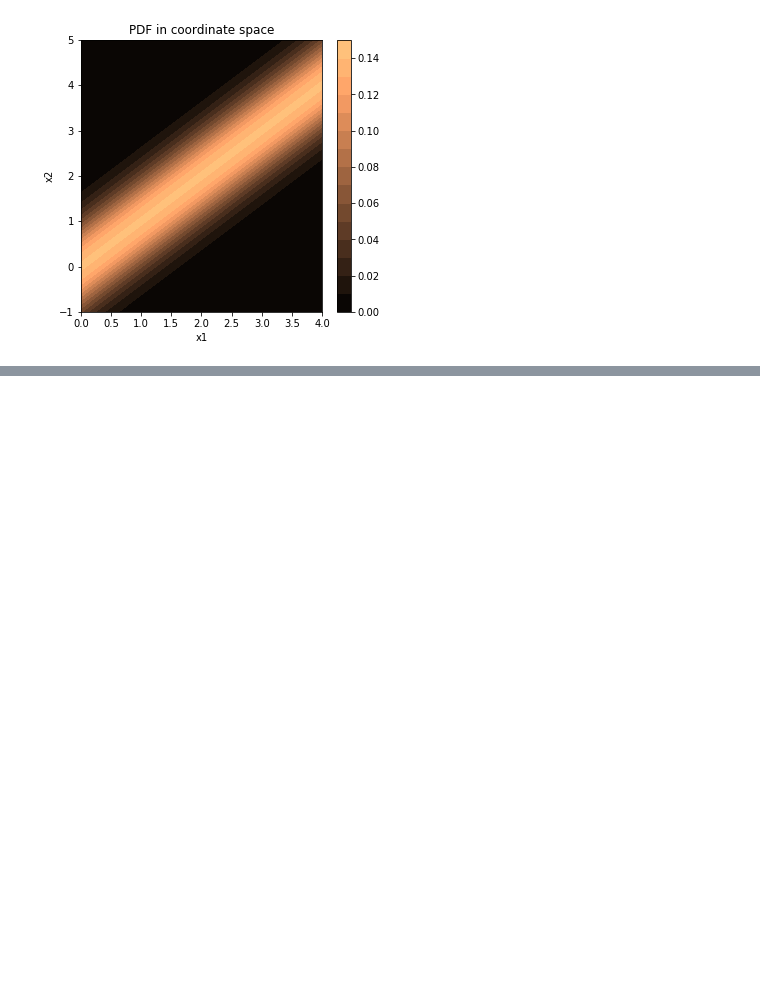
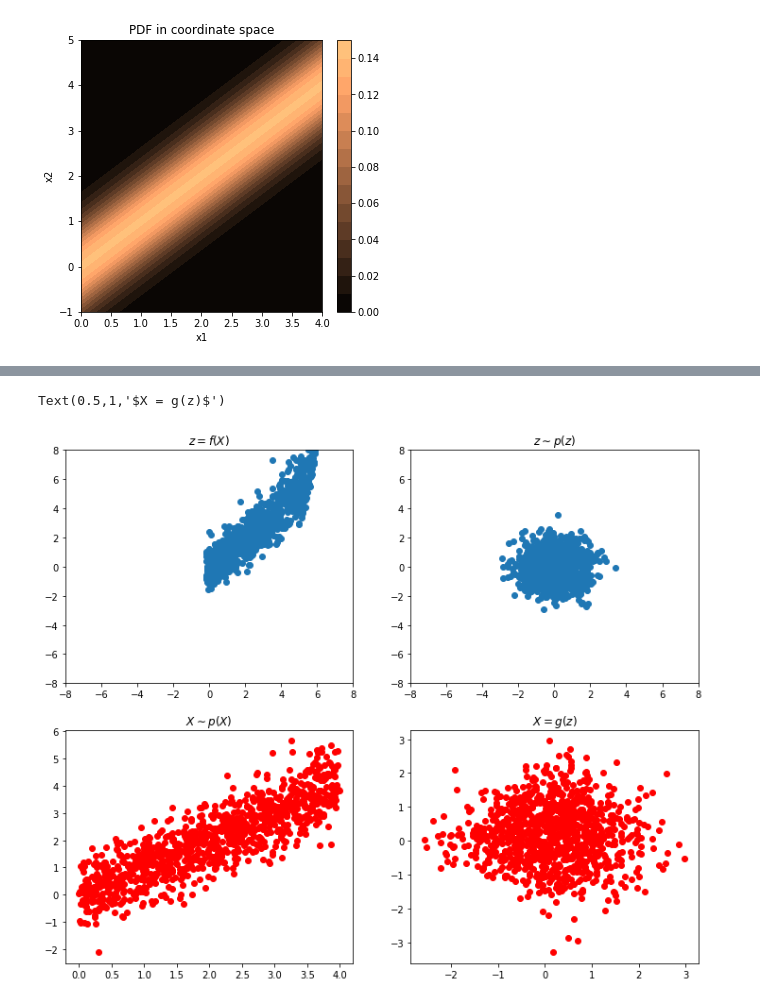
Before and after one commit to jbinagia/CS-230-Final-Project, a Jupyter notebook: notebooks/analytical_example.ipynb, the cells around one changed output, grey strips where cells are left out. Drawn from its saved outputs; the diff is of its cells as text; code cells hidden in the pictures; blank space fills up the shorter version.

```diff
--- a/notebooks/analytical_example.ipynb
+++ b/notebooks/analytical_example.ipynb
@@ -270,4 +270,36 @@ nett = lambda: nn.Sequential(nn.Linear(2, 256), nn.LeakyReLU(), nn.Linear(256, 2
 masks = torch.from_numpy(np.array([[0, 1], [1, 0]] * 3).astype(np.float32)) # 6x2 matrix. len(masks) = 6 = num subblocks.
 prior = distributions.MultivariateNormal(torch.zeros(2), torch.eye(2))      # so we have a total of 3 neural blocks (see fig. 1 of boltzmann generators paper)
 model = net.RealNVP(nets, nett, masks, prior, toymodel, (2,))
+# %%
+# Visualize the learned transformation
+fig, axes = plt.subplots(2, 2, figsize = (12,10))
+nvis = 1000
+
+toy_set = sample(nvis,L,k)
+z = model.f(torch.from_numpy(toy_set))[0].detach().numpy()
+plt.subplot(221)
+plt.scatter(z[:, 0], z[:, 1])
+plt.xlim([-8,8])
+plt.ylim([-8,8])
+plt.title(r'$z = f(X)$')
+
+z = np.random.multivariate_normal(np.zeros(2), np.eye(2), nvis)
+plt.subplot(222)
+plt.scatter(z[:, 0], z[:, 1])
+plt.xlim([-8,8])
+plt.ylim([-8,8])
+plt.title(r'$z \sim p(z)$')
+
+plt.subplot(223)
+x = sample(nvis,L,k)
+plt.scatter(x[:, 0], x[:, 1], c='r')
+plt.title(r'$X \sim p(X)$')
+
+plt.subplot(224)
+x = model.sample(1000).detach().numpy()
+plt.scatter(x[:,0,0], x[:,0,1], c='r')
+plt.title(r'$X = g(z)$')
+# %% [output]
+Text(0.5,1,'$X = g(z)$')
+[figure, added]
 # %%
```
Also changed, not shown: parts of 5 cells of this notebook, 1 other file.
